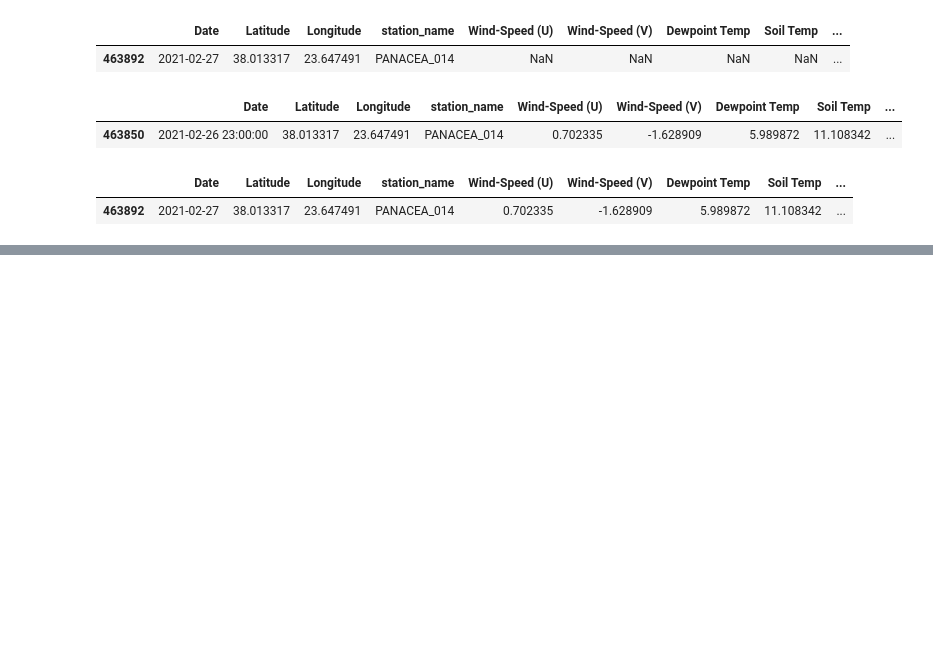
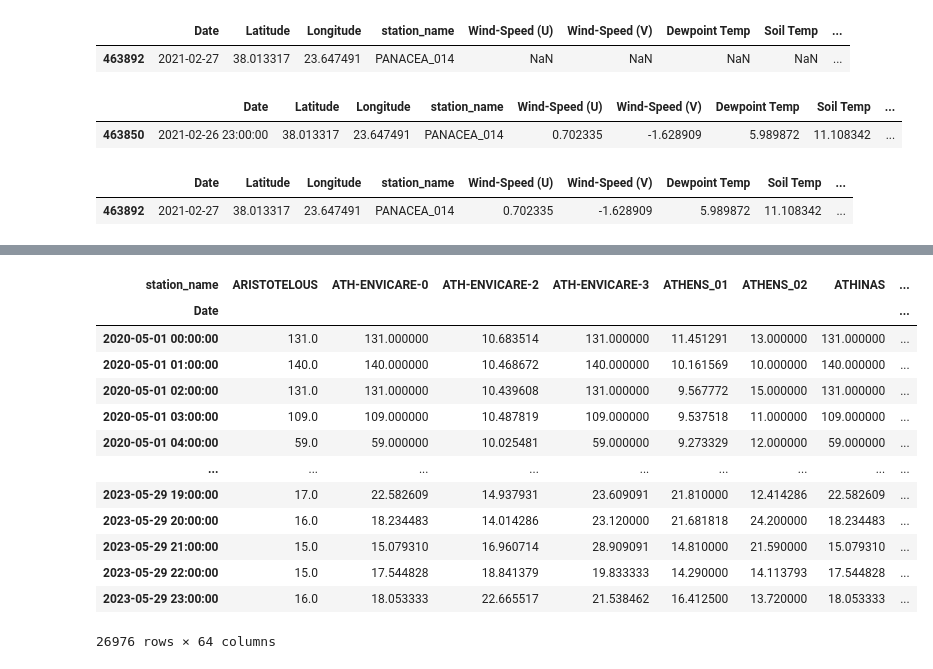
Before and after one commit to erzamerovci/PVDH-AirQualityDataAnalysisAndVisualization, a Jupyter notebook: air_quality_analysis.ipynb, the cells around one changed output, grey strips where cells are left out. Drawn from its saved outputs; the diff is of its cells as text; code cells hidden in the pictures; blank space fills up the shorter version.

```diff
--- a/air_quality_analysis.ipynb
+++ b/air_quality_analysis.ipynb
@@ -113,6 +113,8 @@ Name: count, Length: 64, dtype: int64
 df_athens["code"].isna().sum()
 # %% [output]
 np.int64(26976)
+# %%
+df_athens['code'] = df_athens['code'].fillna('ANO001')
 # %%
 (df_athens.isnull().sum() / len(df_athens) * 100).sort_values(ascending=False)
 # %% [output]
@@ -271,0 +308,7 @@ df_athens = df_athens.reindex(original_index)
+# %%
+df_athens.loc[df_athens['station_name'] == 'ATHINAS', 'NO2'] = (
+    df_athens.loc[df_athens['station_name'] == 'ATHINAS', 'NO2'].fillna(35.0)
+)
+df_athens.loc[df_athens['station_name'] == 'ATHINAS', 'O3'] = (
+    df_athens.loc[df_athens['station_name'] == 'ATHINAS', 'O3'].fillna(2.0)
+)
@@ -271,0 +325,22 @@ df_athens = df_athens.reindex(original_index)
+# %%
+df_pivot = df_athens.pivot_table(
+    index='Date',
+    columns='station_name',
+    values='PM2.5'
+)
+df_pivot
+# %% [output]
+| station_name | ARISTOTELOUS | ATH-ENVICARE-0 | ATH-ENVICARE-2 | ATH-ENVICARE-3 | ATHENS_01 | ATHENS_02 | ATHINAS | ... |
+| Date |  |  |  |  |  |  |  | ... |
+| 2020-05-01 00:00:00 | 131.0 | 131.000000 | 10.683514 | 131.000000 | 11.451291 | 13.000000 | 131.000000 | ... |
+| 2020-05-01 01:00:00 | 140.0 | 140.000000 | 10.468672 | 140.000000 | 10.161569 | 10.000000 | 140.000000 | ... |
+| 2020-05-01 02:00:00 | 131.0 | 131.000000 | 10.439608 | 131.000000 | 9.567772 | 15.000000 | 131.000000 | ... |
+| 2020-05-01 03:00:00 | 109.0 | 109.000000 | 10.487819 | 109.000000 | 9.537518 | 11.000000 | 109.000000 | ... |
+| 2020-05-01 04:00:00 | 59.0 | 59.000000 | 10.025481 | 59.000000 | 9.273329 | 12.000000 | 59.000000 | ... |
+| ... | ... | ... | ... | ... | ... | ... | ... | ... |
+| 2023-05-29 19:00:00 | 17.0 | 22.582609 | 14.937931 | 23.609091 | 21.810000 | 12.414286 | 22.582609 | ... |
+| 2023-05-29 20:00:00 | 16.0 | 18.234483 | 14.014286 | 23.120000 | 21.681818 | 24.200000 | 18.234483 | ... |
+| 2023-05-29 21:00:00 | 15.0 | 15.079310 | 16.960714 | 28.909091 | 14.810000 | 21.590000 | 15.079310 | ... |
+| 2023-05-29 22:00:00 | 15.0 | 17.544828 | 18.841379 | 19.833333 | 14.290000 | 14.113793 | 17.544828 | ... |
+| 2023-05-29 23:00:00 | 16.0 | 18.053333 | 22.665517 | 21.538462 | 16.412500 | 13.720000 | 18.053333 | ... |
+26976 rows × 64 columns
```
Also changed, not shown: parts of 7 cells of this notebook.
